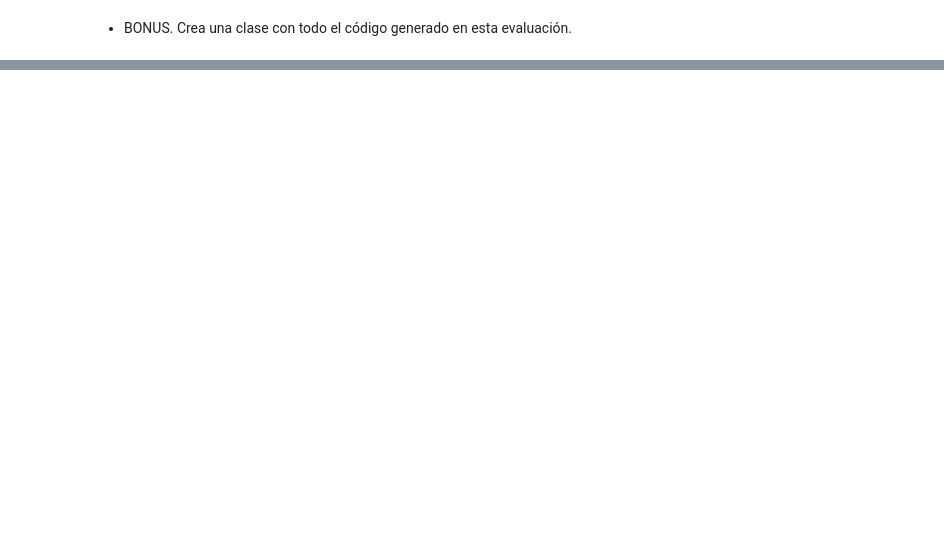
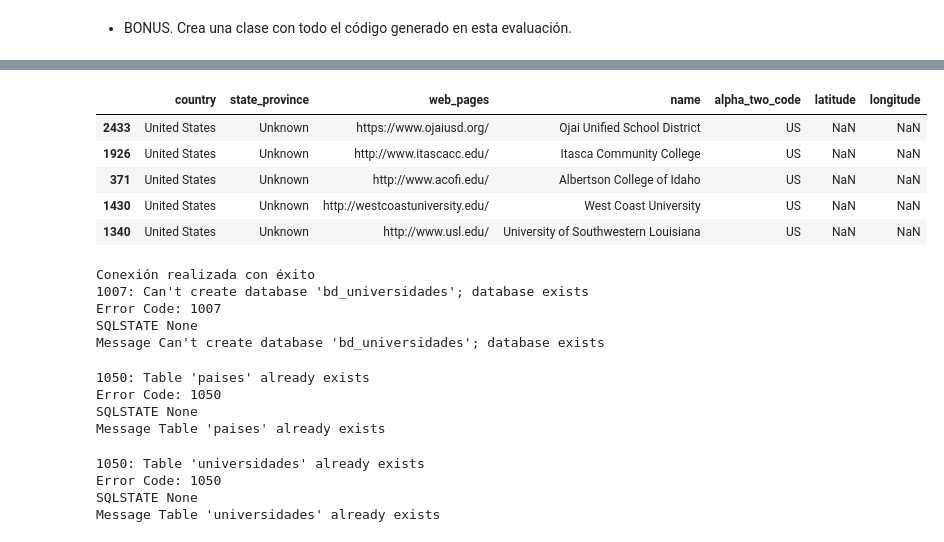
Before and after one commit to MaitaneP/adalab-da-evaluacion-modulo2-sprint2-MaitanePortilla, a Jupyter notebook: notebook/evaluacion-mod-2-sprint-2.ipynb, the cells around one changed output, grey strips where cells are left out. Cells and saved outputs as stored; diff of their text form; code cells hidden in the pictures; blank space fills up the shorter version.

```diff
--- a/notebook/evaluacion-mod-2-sprint-2.ipynb
+++ b/notebook/evaluacion-mod-2-sprint-2.ipynb
@@ -722,0 +853,8 @@ spf.crear_insertar_tabla2(spv.acceso_bbdd, spv.tabla_universidades)
+# %%
+# En este caso son solo tres paises pero por si fueran más podríamos automatizar la obtención de los datos, una vez conocida su estructura de la siguiente manera:
+df_c = pd.DataFrame()
+arg_can_usa = spc.Universidades_hipolabs_api() #creamos nuestra instancia para los tres paises
+for pais in spv.paises:
+    df_c = arg_can_usa.extraccion_api_df(pais, df_c) # llamamos a la función de extracción que devuelve el dataframe
+    print('-------------------------------------')
+print(f'El dataframe resultado tiene {df_c.shape[0]} filas y {df_c.shape[1]} columnas')
@@ -722,0 +952,4 @@ spf.crear_insertar_tabla2(spv.acceso_bbdd, spv.tabla_universidades)
+# %%
+# antes de continuar realizamos una copia del dataframe original para realizar la limpieza sobre él
+df2_c = df_c.copy()
+df2_c.sample()
@@ -722,0 +959,4 @@ spf.crear_insertar_tabla2(spv.acceso_bbdd, spv.tabla_universidades)
+# %%
+# realizamos la limpieza, incluyendo la obtención de la latitud y longitud para cada provincia
+df2_c = arg_can_usa.limpieza(df2_c)
+df2_c.sample()
@@ -722,0 +977,35 @@ spf.crear_insertar_tabla2(spv.acceso_bbdd, spv.tabla_universidades)
+# %%
+# comprobamos que en los casos en los que la 'state_province' es 'Unknown' tenemos NaN en las columnas de latitid y longitud
+df2_c[df2_c['state_province'] == 'Unknown'].sample(5)
+# %% [output]
+|  | country | state_province | web_pages | name | alpha_two_code | latitude | longitude |
+| 2433 | United States | Unknown | https://www.ojaiusd.org/ | Ojai Unified School District | US | NaN | NaN |
+| 1926 | United States | Unknown | http://www.itascacc.edu/ | Itasca Community College | US | NaN | NaN |
+| 371 | United States | Unknown | http://www.acofi.edu/ | Albertson College of Idaho | US | NaN | NaN |
+| 1430 | United States | Unknown | http://westcoastuniversity.edu/ | West Coast University | US | NaN | NaN |
+| 1340 | United States | Unknown | http://www.usl.edu/ | University of Southwestern Louisiana | US | NaN | NaN |
+# %%
+# creamos la base de datos
+arg_can_usa.crear_bbdd(spv.acceso_sql, 'bd_universidades')
+# %% [output]
+Conexión realizada con éxito
+1007: Can't create database 'bd_universidades'; database exists
+Error Code: 1007
+SQLSTATE None
+Message Can't create database 'bd_universidades'; database exists
+# %%
+# creamos la tabla de paises
+arg_can_usa.crear_insertar_tabla2(spv.acceso_bbdd, spv.tabla_paises)
+# %% [output]
+1050: Table 'paises' already exists
+Error Code: 1050
+SQLSTATE None
+Message Table 'paises' already exists
+# %%
+# creamos la tabla de universidades
+arg_can_usa.crear_insertar_tabla2(spv.acceso_bbdd, spv.tabla_universidades)
+# %% [output]
+1050: Table 'universidades' already exists
+Error Code: 1050
+SQLSTATE None
+Message Table 'universidades' already exists
```
Also changed, not shown: parts of 35 cells of this notebook, 16 other files.
